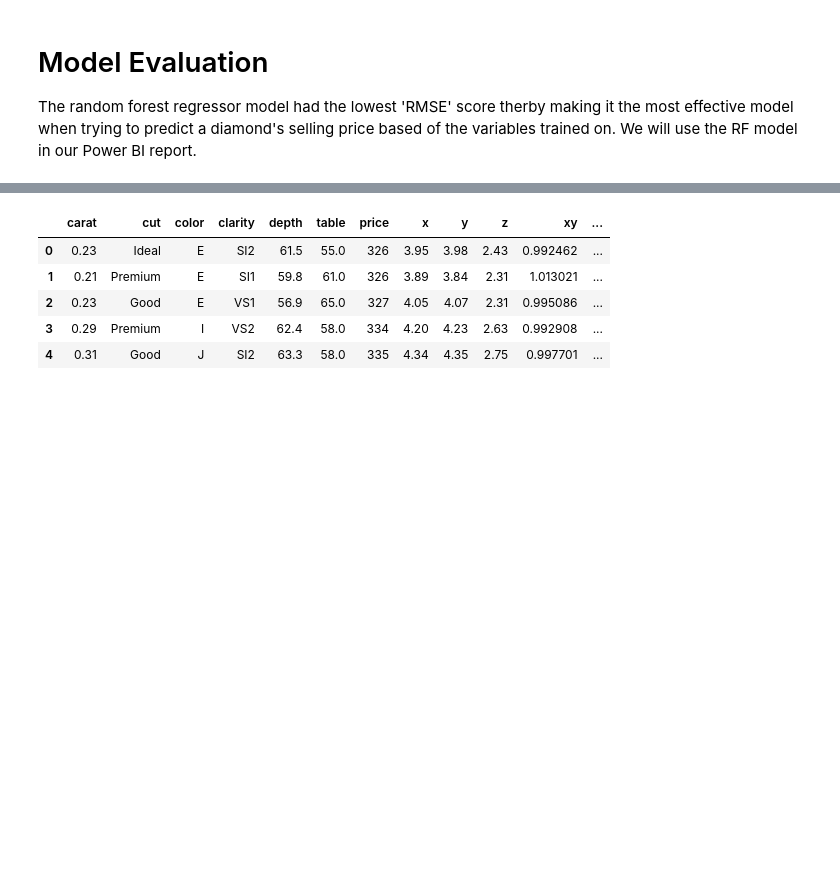
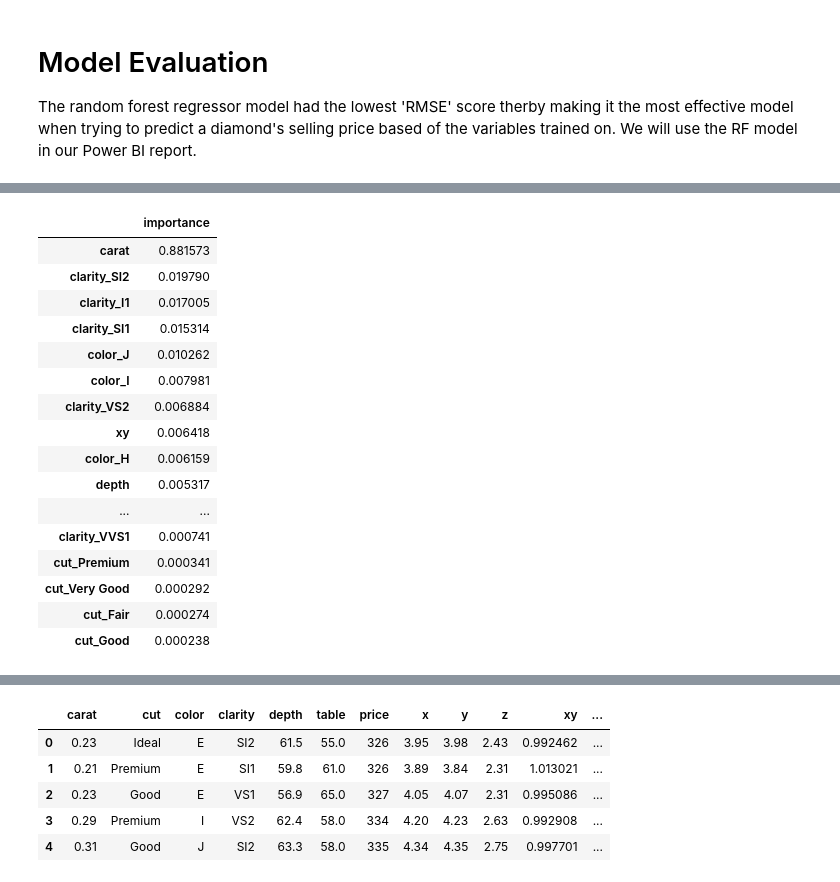
Before and after one commit to connor-hanan/diamond_price_prediction, a Jupyter notebook: resources/project_notebook.ipynb, the cells around one changed output, grey strips where cells are left out. Cells and saved outputs as stored; diff of their text form; code cells hidden in the pictures; blank space fills up the shorter version.

```diff
--- a/resources/project_notebook.ipynb
+++ b/resources/project_notebook.ipynb
@@ -228,0 +246,20 @@ df.to_csv(f"{directory_path}\\{processed_data}", index=False)
+# %%
+feature_importances
+# %% [output]
+|  | importance |
+| carat | 0.881573 |
+| clarity_SI2 | 0.019790 |
+| clarity_I1 | 0.017005 |
+| clarity_SI1 | 0.015314 |
+| color_J | 0.010262 |
+| color_I | 0.007981 |
+| clarity_VS2 | 0.006884 |
+| xy | 0.006418 |
+| color_H | 0.006159 |
+| depth | 0.005317 |
+| ... | ... |
+| clarity_VVS1 | 0.000741 |
+| cut_Premium | 0.000341 |
+| cut_Very Good | 0.000292 |
+| cut_Fair | 0.000274 |
+| cut_Good | 0.000238 |
```
Also changed, not shown: parts of 20 cells of this notebook, 7 other files.
